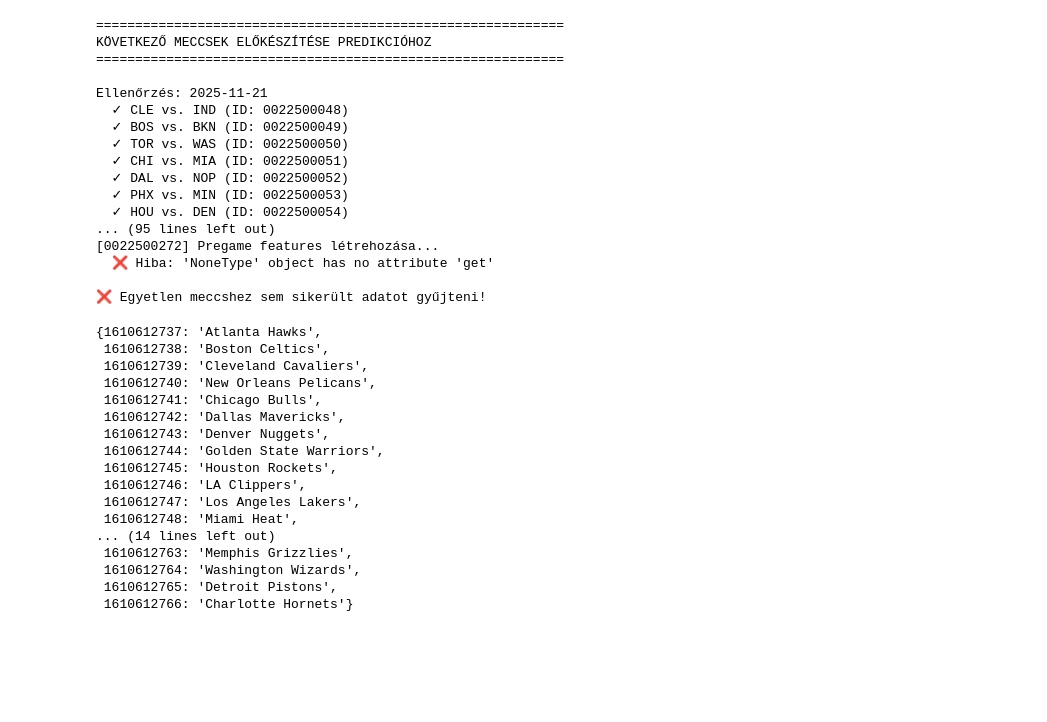
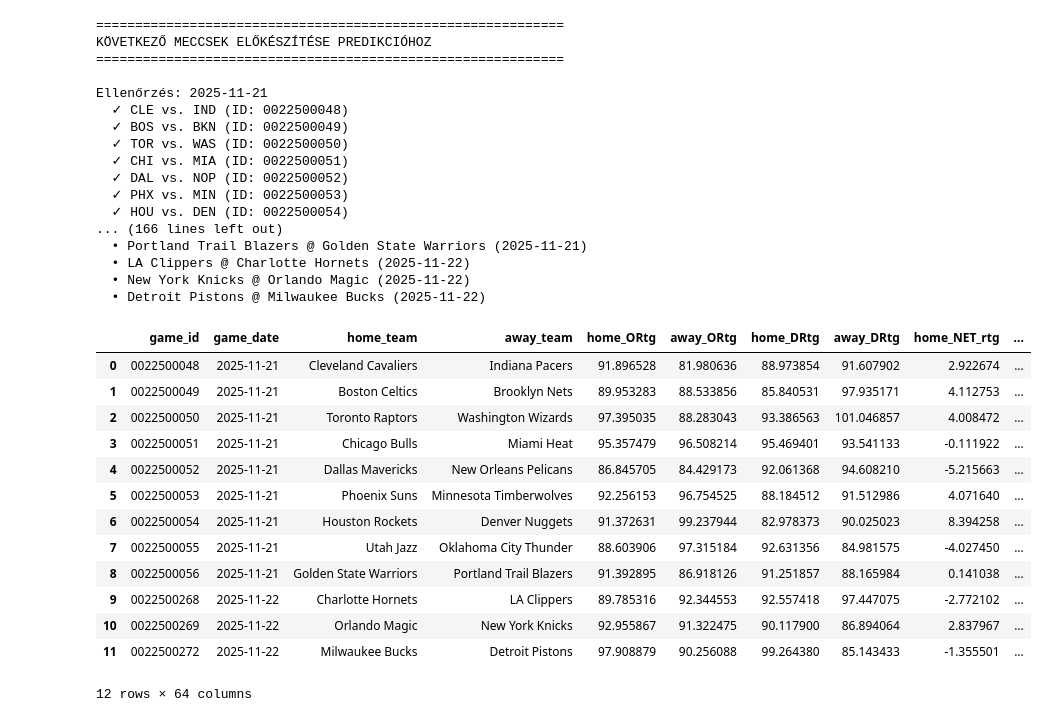
Before and after one commit to Admex666/TSDP, a Jupyter notebook: scripts/TipForge/NBA/ml_pred.ipynb, the cells around one changed output. Saved outputs shown, nothing was run; the diff lists cells and outputs as text; code cells hidden in the pictures; blank space fills up the shorter version.

```diff
--- a/scripts/TipForge/NBA/ml_pred.ipynb
+++ b/scripts/TipForge/NBA/ml_pred.ipynb
@@ -1,4 +1,6 @@
 # %%
+# Következő meccsek adatai
+
 import pandas as pd
 import numpy as np
 from datetime import datetime, timedelta
@@ -70,23 +72,17 @@ def get_upcoming_games(days_ahead=3):
     return pd.DataFrame(upcoming)
 
 
-def create_pregame_features(game_id, game_date):
+def create_pregame_features(game_id, season, game_date, team_ids):
     """
     Egy adott meccsre létrehozza az összes pregame feature-t.
     """
     print(f"\n[{game_id}] Pregame features létrehozása...")
 
-    # Extract meta info
-    meta = nbam.extract_game_meta(game_id)
-
-    # Override date with actual game date (mivel még nem játszották le)
-    meta['date'] = game_date
-
     features = {}
 
     # 1) Pregame stats
     try:
-        pregame = nbam.extract_pregame(game_id)
+        pregame = nbam.extract_pregame(game_id, season, game_date, team_ids)
         features.update(pregame)
         print(f"  ✓ Pregame stats")
     except Exception as e:
@@ -97,7 +93,7 @@ def create_pregame_features(game_id, game_date):
 
     # 2) Injury data
     try:
-        injury = nbam.extract_injury(game_id)
+        injury = nbam.extract_injury(None)
         # Eltávolítjuk a missing_starters feature-t (mint az ml.ipynb-ben)
         injury.pop('home_missing_starters', None)
         injury.pop('away_missing_starters', None)
@@ -109,11 +105,11 @@ def create_pregame_features(game_id, game_date):
         features['home_injury_count'] = 0
         features['away_injury_count'] = 0
 
-    time.sleep(1)
+    time.sleep(0.01)
 
     # 3) Advanced stats
     try:
-        advanced = nbam.extract_advanced_stats(game_id)
+        advanced = nbam.extract_advanced_stats(game_id, game_date, season, home_id=team_ids[0], away_id=team_ids[1])
         features.update(advanced)
         print(f"  ✓ Advanced stats")
     except Exception as e:
@@ -124,7 +120,7 @@ def create_pregame_features(game_id, game_date):
 
     # 4) Form metrics
     try:
-        form = nbam.extract_form(game_id)
+        form = nbam.extract_form(game_id, season, game_date, home_id=team_ids[0], away_id=team_ids[1])
         features.update(form)
         print(f"  ✓ Form metrics")
     except Exception as e:
@@ -177,7 +173,7 @@ def calculate_differential_features(features_dict):
     return df.iloc[0].to_dict()
 
 
-def align_features_to_model(features_dict, feature_columns_path='feature_columns.json'):
+def align_features_to_model(features_dict, feature_columns_path='models/feature_columns.json'):
     """
     Biztosítja, hogy a feature-ök pontosan egyezzenek a modell által elvárt feature listával.
     """
@@ -226,7 +222,7 @@ def prepare_upcoming_games_for_prediction(days_ahead=3, output_file='data/upcomi
 
         try:
             # Pregame features
-            features = create_pregame_features(game_id, game_date)
+            features = create_pregame_features(game_id, season='2025-26', game_date=game_date, team_ids=[game['home_team_id'], game['away_team_id']])
 
             if features is None:
                 print(f"  ⚠️  Kihagyva (hiányos adatok)")
@@ -280,62 +276,54 @@ def prepare_upcoming_games_for_prediction(days_ahead=3, output_file='data/upcomi
     final_df = pd.concat([meta_df.reset_index(drop=True), aligned_df], axis=1)
 
     # 5) Mentés
-    final_df.to_csv(output_file, index=False)
+    #final_df.to_csv(output_file, index=False)
 
     print(f"\n{'='*60}")
     print("✅ KÉSZ!")
     print(f"{'='*60}")
     print(f"Meccsek száma: {len(final_df)}")
     print(f"Feature-ök száma: {len(aligned_df.columns)}")
     print(f"Mentve: {output_file}")
     print(f"\nMeccsek:")
     for _, game in final_df.iterrows():
         print(f"  • {game['away_team']} @ {game['home_team']} ({game['game_date']})")
 
     return final_df
 
 
 # HASZNÁLAT:
 upcoming_features = prepare_upcoming_games_for_prediction(days_ahead=3)
 
 upcoming_features
 # %% [output]
 ============================================================
 KÖVETKEZŐ MECCSEK ELŐKÉSZÍTÉSE PREDIKCIÓHOZ
 ============================================================
 
 Ellenőrzés: 2025-11-21
   ✓ CLE vs. IND (ID: 0022500048)
   ✓ BOS vs. BKN (ID: 0022500049)
   ✓ TOR vs. WAS (ID: 0022500050)
   ✓ CHI vs. MIA (ID: 0022500051)
   ✓ DAL vs. NOP (ID: 0022500052)
   ✓ PHX vs. MIN (ID: 0022500053)
   ✓ HOU vs. DEN (ID: 0022500054)
-... (95 lines left out)
-[0022500272] Pregame features létrehozása...
-  ❌ Hiba: 'NoneType' object has no attribute 'get'
-
-❌ Egyetlen meccshez sem sikerült adatot gyűjteni!
+... (166 lines left out)
+  • Portland Trail Blazers @ Golden State Warriors (2025-11-21)
+  • LA Clippers @ Charlotte Hornets (2025-11-22)
+  • New York Knicks @ Orlando Magic (2025-11-22)
+  • Detroit Pistons @ Milwaukee Bucks (2025-11-22)
+|  | game_id | game_date | home_team | away_team | home_ORtg | away_ORtg | home_DRtg | away_DRtg | home_NET_rtg | ... |
+| 0 | 0022500048 | 2025-11-21 | Cleveland Cavaliers | Indiana Pacers | 91.896528 | 81.980636 | 88.973854 | 91.607902 | 2.922674 | ... |
+| 1 | 0022500049 | 2025-11-21 | Boston Celtics | Brooklyn Nets | 89.953283 | 88.533856 | 85.840531 | 97.935171 | 4.112753 | ... |
+| 2 | 0022500050 | 2025-11-21 | Toronto Raptors | Washington Wizards | 97.395035 | 88.283043 | 93.386563 | 101.046857 | 4.008472 | ... |
+| 3 | 0022500051 | 2025-11-21 | Chicago Bulls | Miami Heat | 95.357479 | 96.508214 | 95.469401 | 93.541133 | -0.111922 | ... |
+| 4 | 0022500052 | 2025-11-21 | Dallas Mavericks | New Orleans Pelicans | 86.845705 | 84.429173 | 92.061368 | 94.608210 | -5.215663 | ... |
+| 5 | 0022500053 | 2025-11-21 | Phoenix Suns | Minnesota Timberwolves | 92.256153 | 96.754525 | 88.184512 | 91.512986 | 4.071640 | ... |
+| 6 | 0022500054 | 2025-11-21 | Houston Rockets | Denver Nuggets | 91.372631 | 99.237944 | 82.978373 | 90.025023 | 8.394258 | ... |
+| 7 | 0022500055 | 2025-11-21 | Utah Jazz | Oklahoma City Thunder | 88.603906 | 97.315184 | 92.631356 | 84.981575 | -4.027450 | ... |
+| 8 | 0022500056 | 2025-11-21 | Golden State Warriors | Portland Trail Blazers | 91.392895 | 86.918126 | 91.251857 | 88.165984 | 0.141038 | ... |
+| 9 | 0022500268 | 2025-11-22 | Charlotte Hornets | LA Clippers | 89.785316 | 92.344553 | 92.557418 | 97.447075 | -2.772102 | ... |
+| 10 | 0022500269 | 2025-11-22 | Orlando Magic | New York Knicks | 92.955867 | 91.322475 | 90.117900 | 86.894064 | 2.837967 | ... |
+| 11 | 0022500272 | 2025-11-22 | Milwaukee Bucks | Detroit Pistons | 97.908879 | 90.256088 | 99.264380 | 85.143433 | -1.355501 | ... |
+12 rows × 64 columns
-# %%
-from nba_api_module import TEAM_IDS
-
-TEAM_IDS
-# %% [output]
-{1610612737: 'Atlanta Hawks',
- 1610612738: 'Boston Celtics',
- 1610612739: 'Cleveland Cavaliers',
- 1610612740: 'New Orleans Pelicans',
- 1610612741: 'Chicago Bulls',
- 1610612742: 'Dallas Mavericks',
- 1610612743: 'Denver Nuggets',
- 1610612744: 'Golden State Warriors',
- 1610612745: 'Houston Rockets',
- 1610612746: 'LA Clippers',
- 1610612747: 'Los Angeles Lakers',
- 1610612748: 'Miami Heat',
-... (14 lines left out)
- 1610612763: 'Memphis Grizzlies',
- 1610612764: 'Washington Wizards',
- 1610612765: 'Detroit Pistons',
- 1610612766: 'Charlotte Hornets'}
```
Also changed, not shown: parts of 1 cell of this notebook, 1 other file.
